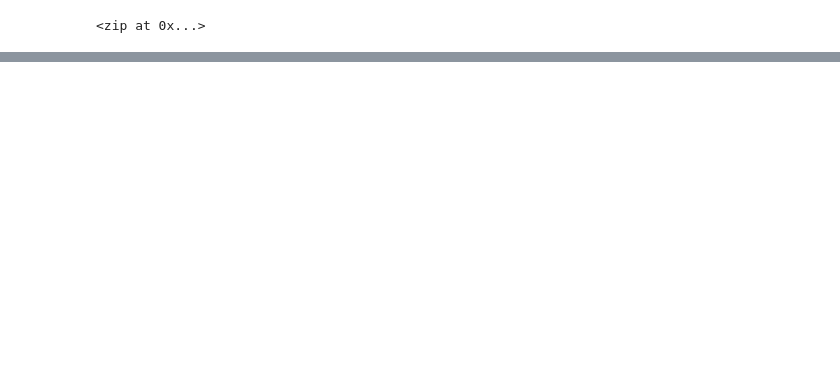
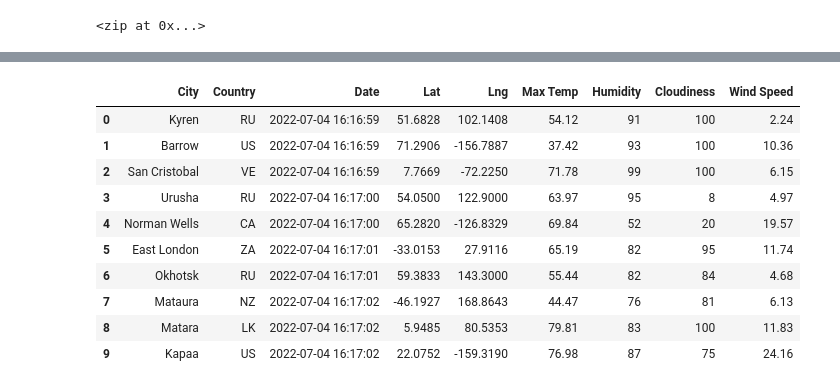
Before and after one commit to cbarnes0815/World_Weather_Analysis, a Jupyter notebook: WeatherPy.ipynb, the cells around one changed output, grey strips where cells are left out. Saved outputs shown, nothing was run; the diff lists cells and outputs as text; code cells hidden in the pictures; blank space fills up the shorter version.

```diff
--- a/WeatherPy.ipynb
+++ b/WeatherPy.ipynb
@@ -7,0 +14,3 @@ from citipy import citipy
+# %%
+# Starting URL for Weather Map API Call.
+url = "http://api.openweathermap.org/data/2.5/weather?units=Imperial&APPID=" + weather_api_key
@@ -54,0 +152,21 @@ len(cities)
+# %%
+# Convert the array of dictionaries to a Pandas DataFrame.
+city_data_df = pd.DataFrame(city_data)
+
+#reorder dataframe
+new_column_order = ["City", "Country", "Date","Lat", "Lng", "Max Temp","Humidity", "Cloudiness", "Wind Speed"]
+
+city_data_df = city_data_df[new_column_order]
+city_data_df.head(10)
+# %% [output]
+|  | City | Country | Date | Lat | Lng | Max Temp | Humidity | Cloudiness | Wind Speed |
+| 0 | Kyren | RU | 2022-07-04 16:16:59 | 51.6828 | 102.1408 | 54.12 | 91 | 100 | 2.24 |
+| 1 | Barrow | US | 2022-07-04 16:16:59 | 71.2906 | -156.7887 | 37.42 | 93 | 100 | 10.36 |
+| 2 | San Cristobal | VE | 2022-07-04 16:16:59 | 7.7669 | -72.2250 | 71.78 | 99 | 100 | 6.15 |
+| 3 | Urusha | RU | 2022-07-04 16:17:00 | 54.0500 | 122.9000 | 63.97 | 95 | 8 | 4.97 |
+| 4 | Norman Wells | CA | 2022-07-04 16:17:00 | 65.2820 | -126.8329 | 69.84 | 52 | 20 | 19.57 |
+| 5 | East London | ZA | 2022-07-04 16:17:01 | -33.0153 | 27.9116 | 65.19 | 82 | 95 | 11.74 |
+| 6 | Okhotsk | RU | 2022-07-04 16:17:01 | 59.3833 | 143.3000 | 55.44 | 82 | 84 | 4.68 |
+| 7 | Mataura | NZ | 2022-07-04 16:17:02 | -46.1927 | 168.8643 | 44.47 | 76 | 81 | 6.13 |
+| 8 | Matara | LK | 2022-07-04 16:17:02 | 5.9485 | 80.5353 | 79.81 | 83 | 100 | 11.83 |
+| 9 | Kapaa | US | 2022-07-04 16:17:02 | 22.0752 | -159.3190 | 76.98 | 87 | 75 | 24.16 |
```
Also changed, not shown: parts of 10 cells of this notebook, 1 other file.
